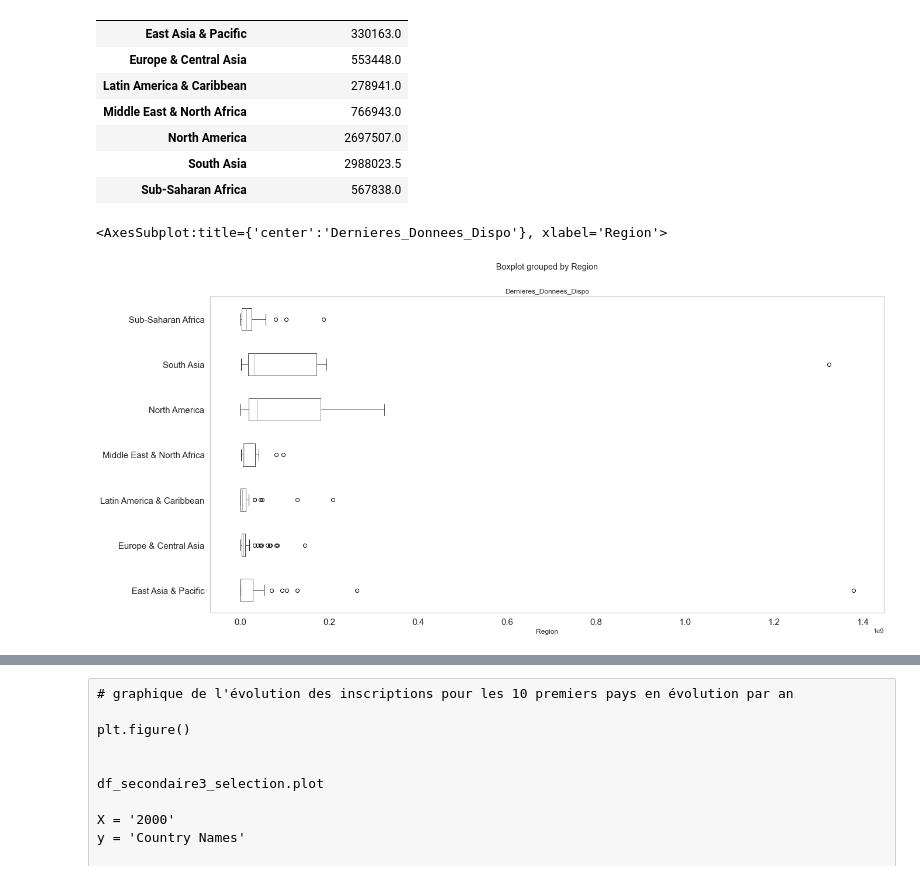
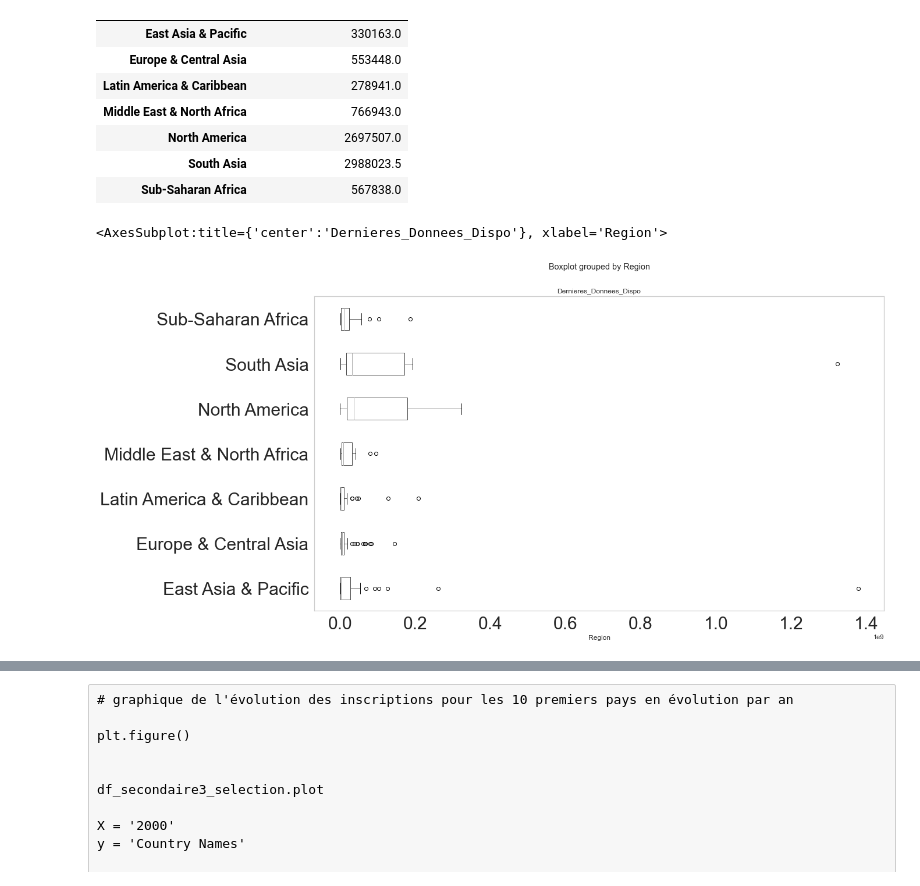
Before and after one commit to Charlotte-1987/openclassroom-projet2, a Jupyter notebook: notebook.ipynb, the cells around one changed output, grey strips where cells are left out. Saved outputs shown, nothing was run; the diff lists cells and outputs as text; code cells hidden in the pictures.

```diff
--- a/notebook.ipynb
+++ b/notebook.ipynb
@@ -1252,8 +1331,8 @@ df_secondaire3_complet.groupby('Region').median('Dernieres_Donnees_Dispo')
 # %%
 # Boxplot pour la population, par région
 
-df_pop1_complet.boxplot(by ='Region', column =['Dernieres_Donnees_Dispo'],figsize=(20,10), grid = False, fontsize = 15, vert = False)
+df_pop1_complet.boxplot(by ='Region', column =['Dernieres_Donnees_Dispo'],figsize=(17,10), grid = False, fontsize = 30, vert = False)
 # %% [output]
 <AxesSubplot:title={'center':'Dernieres_Donnees_Dispo'}, xlabel='Region'>
-[figure, old version]
+[figure, new version]
 # %%
```
Also changed, not shown: parts of 110 cells of this notebook, 1 other file.
